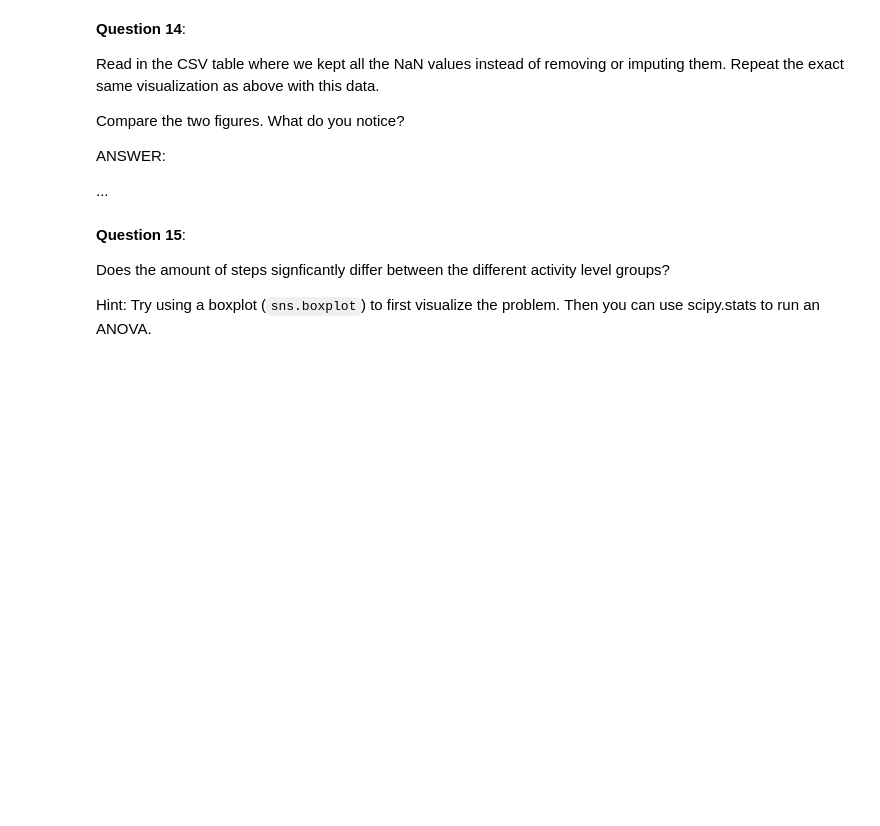
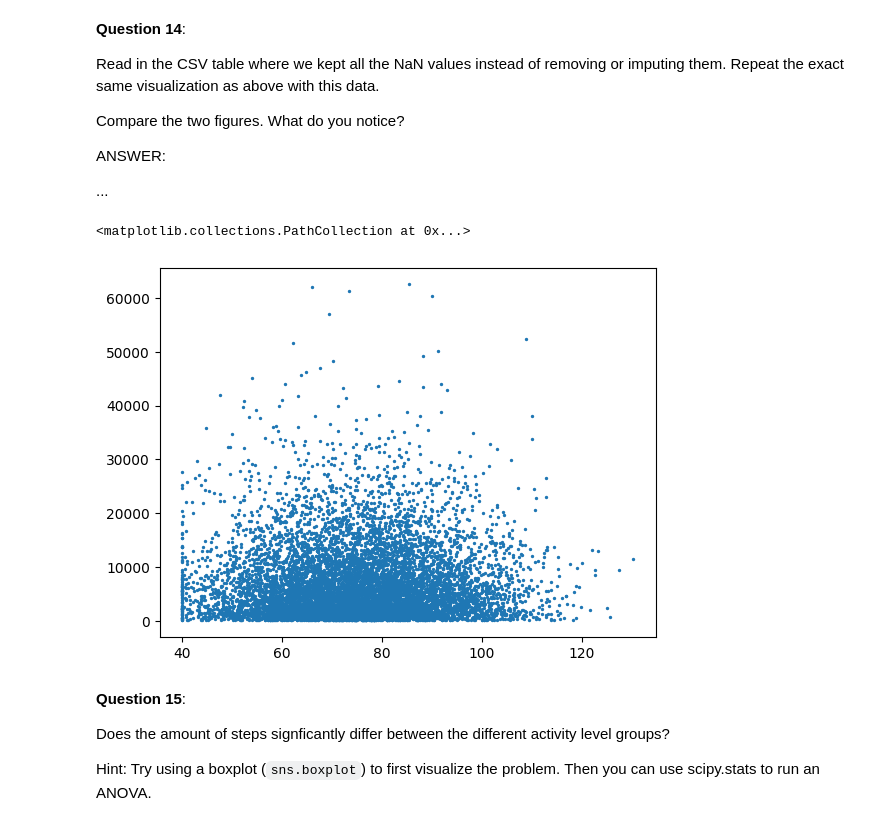
Before and after one commit to BMC-Intersectional-Data-Feminism/exercise-2-data-cleaning-and-analysis-annak-n, a Jupyter notebook: exercise2.ipynb, the cells around one changed output. Cells and saved outputs as stored; diff of their text form; code cells hidden in the pictures; blank space fills up the shorter version.

```diff
--- a/exercise2.ipynb
+++ b/exercise2.ipynb
@@ -657,3 +714,8 @@ plt.scatter(..., ..., s = ...)
+# %%
+plt.scatter((nanTable['Heart Rate (BPM)']), (nanTable['Step Count']), s=2)
+# %% [output]
+<matplotlib.collections.PathCollection at 0x...>
+[figure, added]
 # %% [markdown]
 **Question 15**:
 
```
Also changed, not shown: parts of 20 cells of this notebook, 1 other file.
